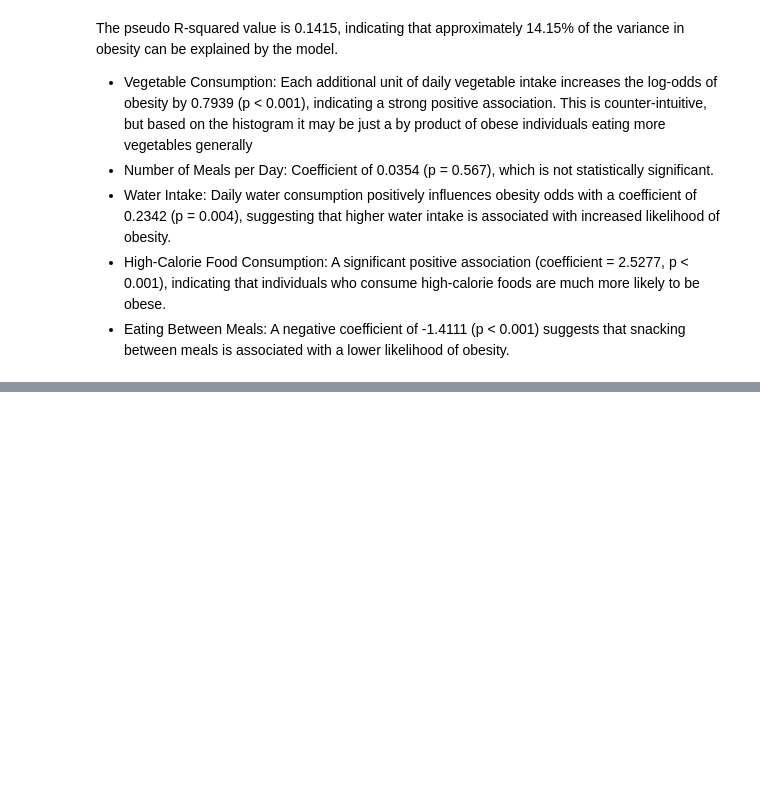
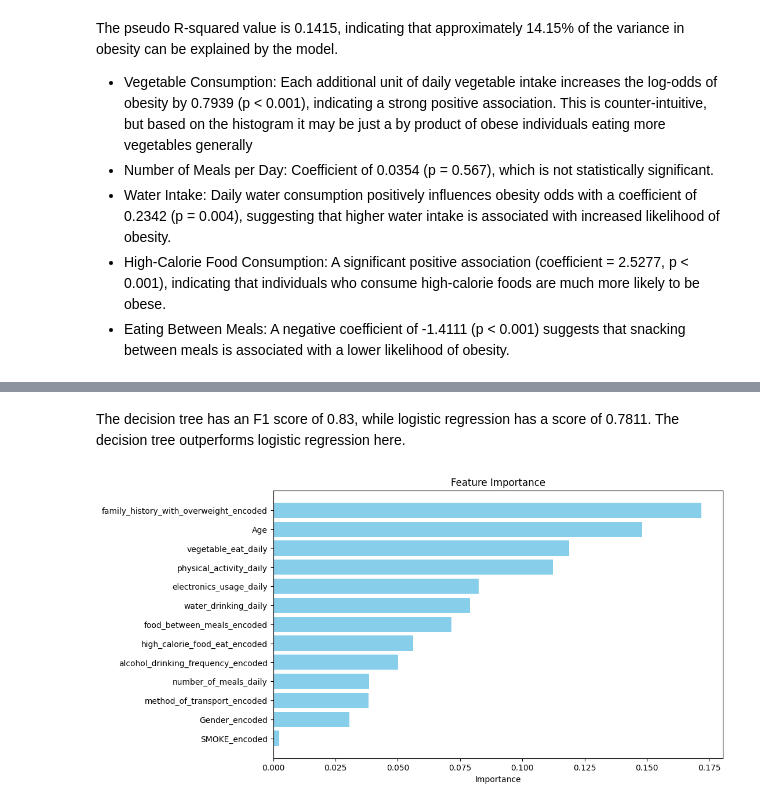
Before and after one commit to mojodean/aai-500-project-obesity-levels, a Jupyter notebook: obesity-levels.ipynb, the cells around one changed output, grey strips where cells are left out. Cells and saved outputs as stored; diff of their text form; code cells hidden in the pictures; blank space fills up the shorter version.

Commit message:
added more models and more analysis notes

```diff
--- a/obesity-levels.ipynb
+++ b/obesity-levels.ipynb
@@ -769,0 +775,24 @@ print(vif)
+# %%
+from sklearn.model_selection import train_test_split
+from sklearn.tree import DecisionTreeClassifier, plot_tree
+from sklearn.metrics import classification_report, confusion_matrix
+
+# Split the dataset into training and testing sets
+X = obesity[features]
+y = obesity['Obese']
+X_train, X_test, y_train, y_test = train_test_split(X, y, test_size=0.2, random_state=42)
+
+# Create and train the Decision Tree Classifier
+clf = DecisionTreeClassifier(random_state=42)
+model_dt = clf.fit(X_train, y_train)
+
+# Make predictions
+y_pred = clf.predict(X_test)
+
+# Evaluate the model
+print("Confusion Matrix:")
+print(confusion_matrix(y_test, y_pred))
+print("\nClassification Report:")
+print(classification_report(y_test, y_pred))
+roc_auc = roc_auc_score(y_test, y_pred)
+print(f"ROC AUC: {roc_auc:.4f}")
@@ -769,0 +815,24 @@ print(vif)
+# %% [markdown]
+The decision tree has an F1 score of 0.83, while logistic regression has a score of 0.7811. The decision tree outperforms logistic regression here.
+# %%
+# Get feature importances
+importances = model_dt.feature_importances_
+
+# Create a DataFrame for visualization
+feature_importance_df = pd.DataFrame({
+    'Feature': X.columns,
+    'Importance': importances
+})
+
+# Sort the DataFrame by importance
+feature_importance_df = feature_importance_df.sort_values(by='Importance', ascending=False)
+
+# Plotting the feature importances
+plt.figure(figsize=(10, 6))
+plt.barh(feature_importance_df['Feature'], feature_importance_df['Importance'], color='skyblue')
+plt.xlabel('Importance')
+plt.title('Feature Importance')
+plt.gca().invert_yaxis()  # To display the highest importance at the top
+plt.show()
+# %% [output]
+[figure, added]
```
Also changed, not shown: parts of 16 cells of this notebook.
